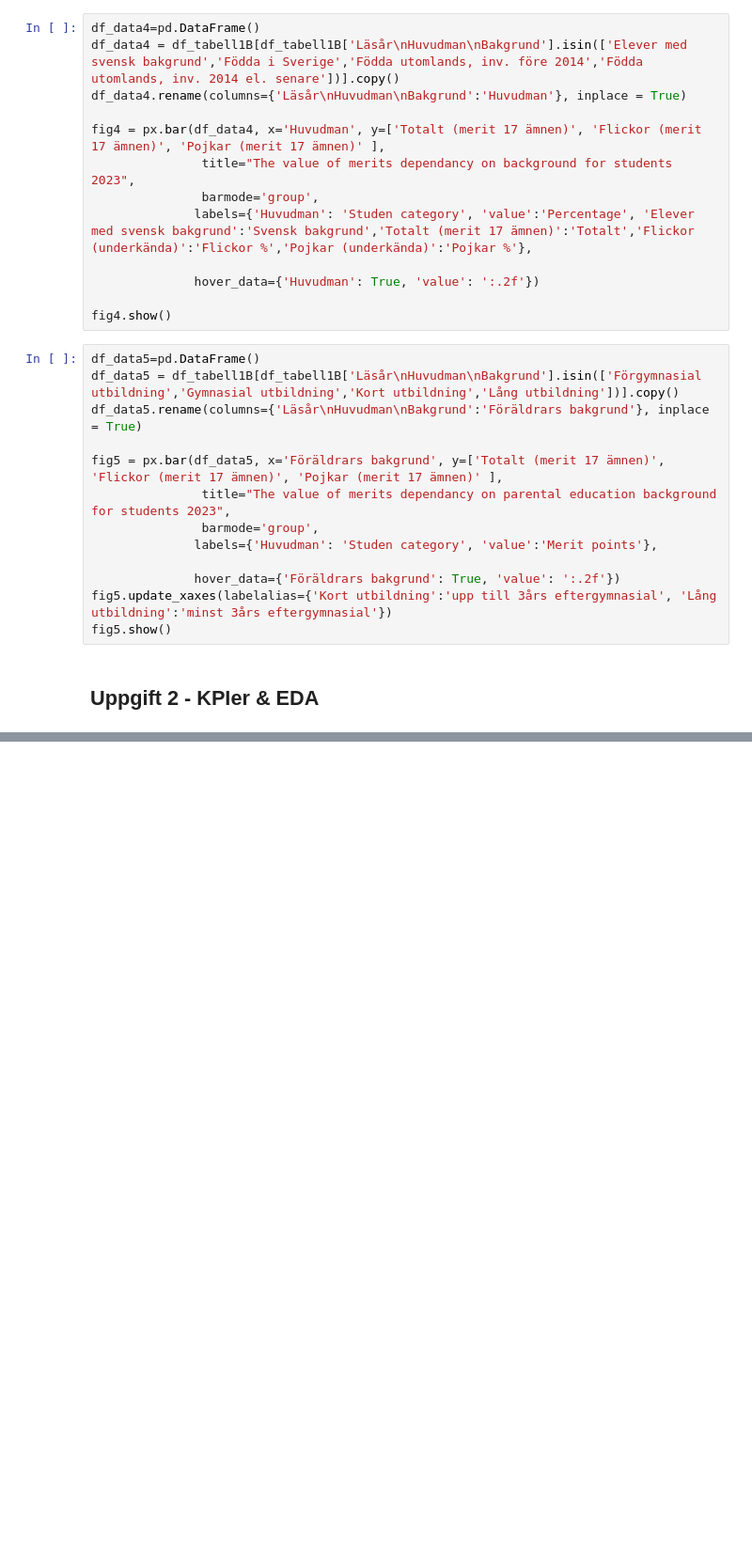
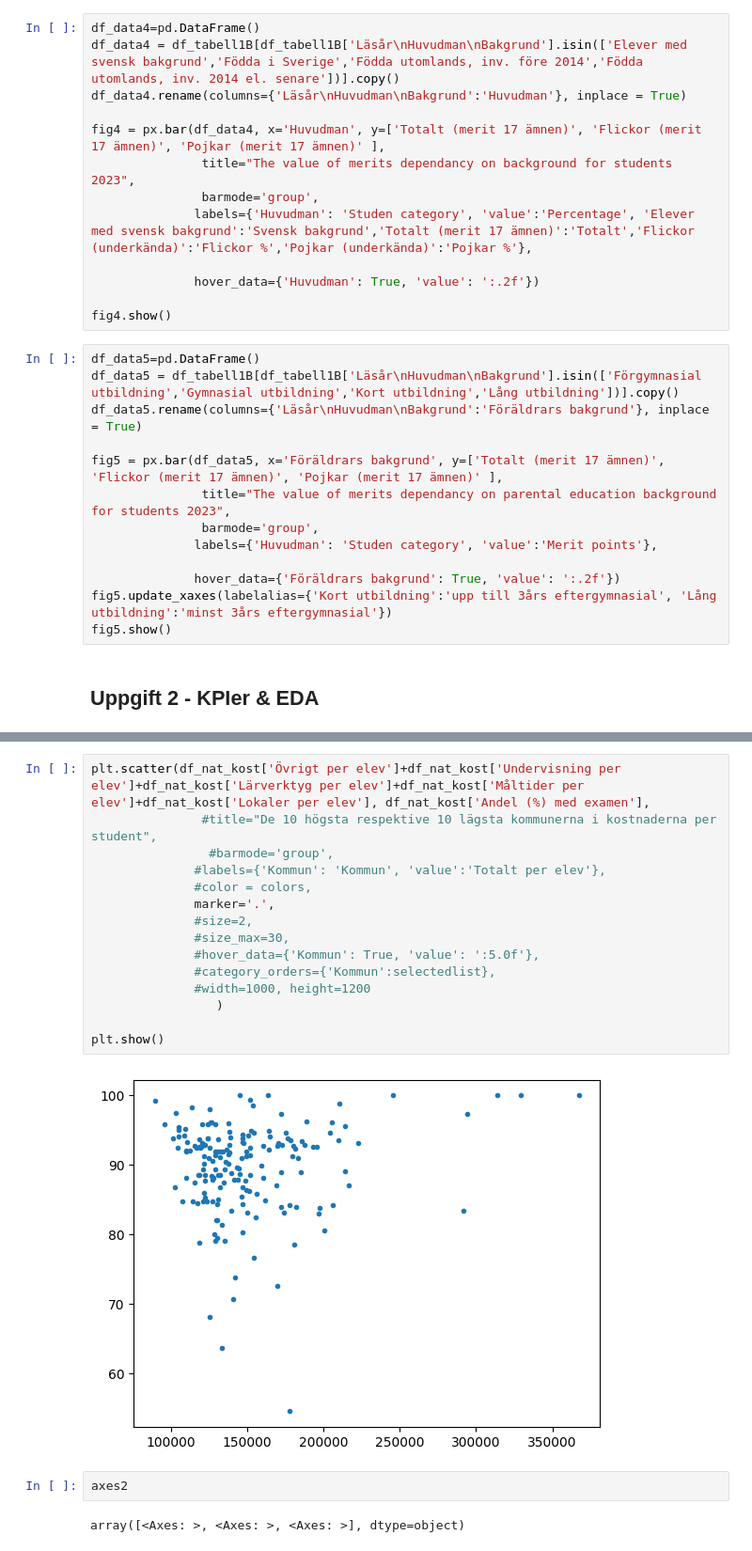
Before and after one commit to danlundh67/PISA-data-processing, a Jupyter notebook: pisa.ipynb, the cells around one changed output, grey strips where cells are left out. Shown at 94% size. Saved outputs shown, nothing was run; the diff lists cells and outputs as text; blank space fills up the shorter version.

```diff
--- a/pisa.ipynb
+++ b/pisa.ipynb
@@ -586,0 +523,21 @@ df_sel_nat
+# %%
+plt.scatter(df_nat_kost['Övrigt per elev']+df_nat_kost['Undervisning per elev']+df_nat_kost['Lärverktyg per elev']+df_nat_kost['Måltider per elev']+df_nat_kost['Lokaler per elev'], df_nat_kost['Andel (%) med examen'],
+               #title="De 10 högsta respektive 10 lägsta kommunerna i kostnaderna per student",
+                #barmode='group',
+              #labels={'Kommun': 'Kommun', 'value':'Totalt per elev'},
+              #color = colors,
+              marker='.',
+              #size=2,
+              #size_max=30,
+              #hover_data={'Kommun': True, 'value': ':5.0f'},
+              #category_orders={'Kommun':selectedlist},
+              #width=1000, height=1200
+                 )
+
+plt.show()
+# %% [output]
+[figure, added]
+# %%
+axes2
+# %% [output]
+array([<Axes: >, <Axes: >, <Axes: >], dtype=object)
```
Also changed, not shown: parts of 13 cells of this notebook.
